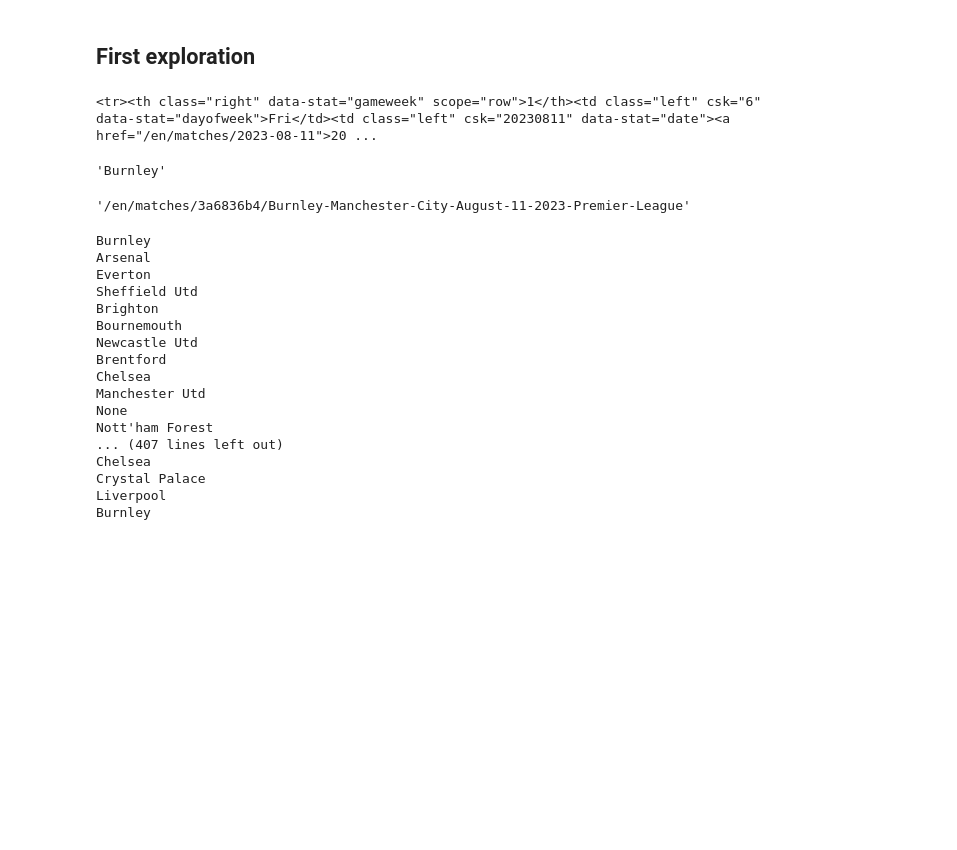
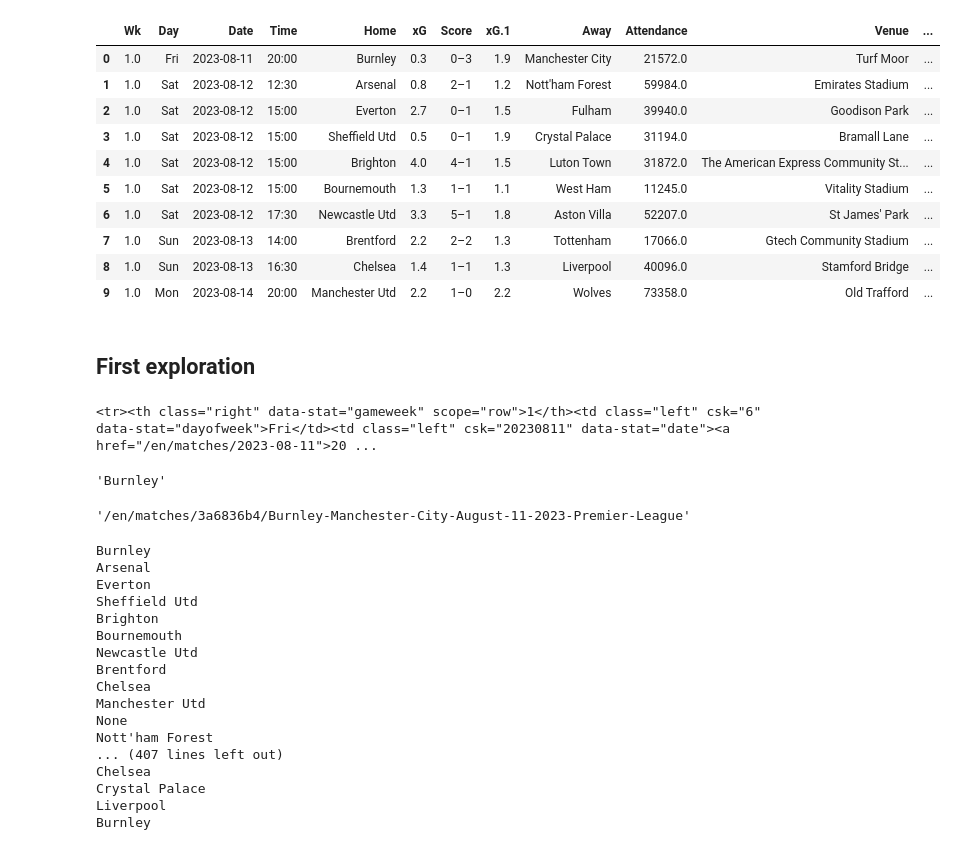
Before and after one commit to alexisfyll/bookmaker, a Jupyter notebook: notebooks/Exploration_ season calendars & teams (23-24).ipynb, the cells around one changed output. Saved outputs shown, nothing was run; the diff lists cells and outputs as text; code cells hidden in the pictures; blank space fills up the shorter version.

```diff
--- a/notebooks/Exploration_ season calendars & teams (23-24).ipynb
+++ b/notebooks/Exploration_ season calendars & teams (23-24).ipynb
@@ -9,8 +9,21 @@ url = 'https://fbref.com/en/comps/9/2023-2024/schedule/2023-2024-Premier-League-
 # %%
 # get the table of fixtures
 df = pd.read_html(url,
                  attrs={"id":"sched_2023-2024_9_1"}
                  )
+df[0].head(10)
+# %% [output]
+|  | Wk | Day | Date | Time | Home | xG | Score | xG.1 | Away | Attendance | Venue | ... |
+| 0 | 1.0 | Fri | 2023-08-11 | 20:00 | Burnley | 0.3 | 0–3 | 1.9 | Manchester City | 21572.0 | Turf Moor | ... |
+| 1 | 1.0 | Sat | 2023-08-12 | 12:30 | Arsenal | 0.8 | 2–1 | 1.2 | Nott'ham Forest | 59984.0 | Emirates Stadium | ... |
+| 2 | 1.0 | Sat | 2023-08-12 | 15:00 | Everton | 2.7 | 0–1 | 1.5 | Fulham | 39940.0 | Goodison Park | ... |
+| 3 | 1.0 | Sat | 2023-08-12 | 15:00 | Sheffield Utd | 0.5 | 0–1 | 1.9 | Crystal Palace | 31194.0 | Bramall Lane | ... |
+| 4 | 1.0 | Sat | 2023-08-12 | 15:00 | Brighton | 4.0 | 4–1 | 1.5 | Luton Town | 31872.0 | The American Express Community St... | ... |
+| 5 | 1.0 | Sat | 2023-08-12 | 15:00 | Bournemouth | 1.3 | 1–1 | 1.1 | West Ham | 11245.0 | Vitality Stadium | ... |
+| 6 | 1.0 | Sat | 2023-08-12 | 17:30 | Newcastle Utd | 3.3 | 5–1 | 1.8 | Aston Villa | 52207.0 | St James' Park | ... |
+| 7 | 1.0 | Sun | 2023-08-13 | 14:00 | Brentford | 2.2 | 2–2 | 1.3 | Tottenham | 17066.0 | Gtech Community Stadium | ... |
+| 8 | 1.0 | Sun | 2023-08-13 | 16:30 | Chelsea | 1.4 | 1–1 | 1.3 | Liverpool | 40096.0 | Stamford Bridge | ... |
+| 9 | 1.0 | Mon | 2023-08-14 | 20:00 | Manchester Utd | 2.2 | 1–0 | 2.2 | Wolves | 73358.0 | Old Trafford | ... |
 # %%
 # Initializing parser
 response = requests.get(url)
```
Also changed, not shown: 2 other files.
